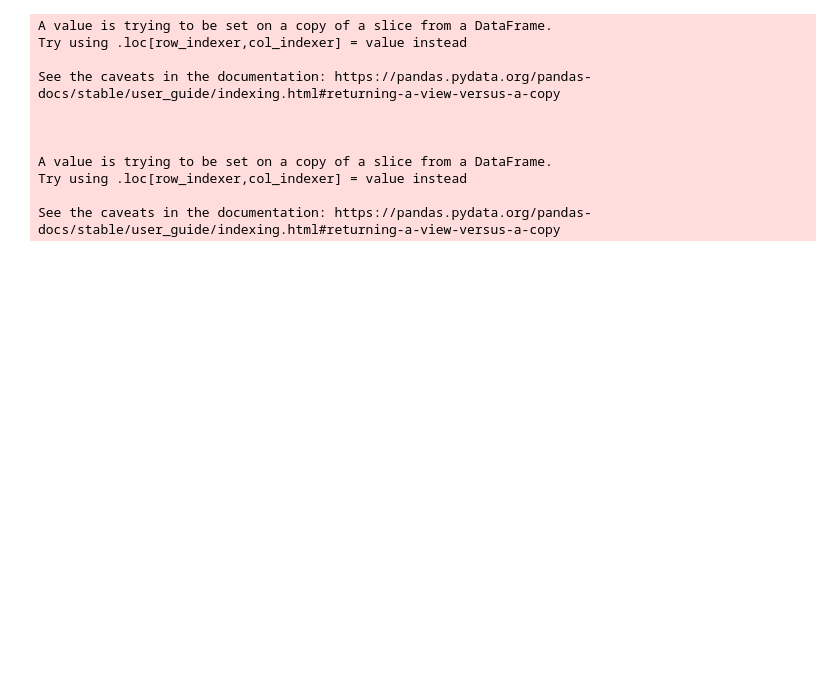
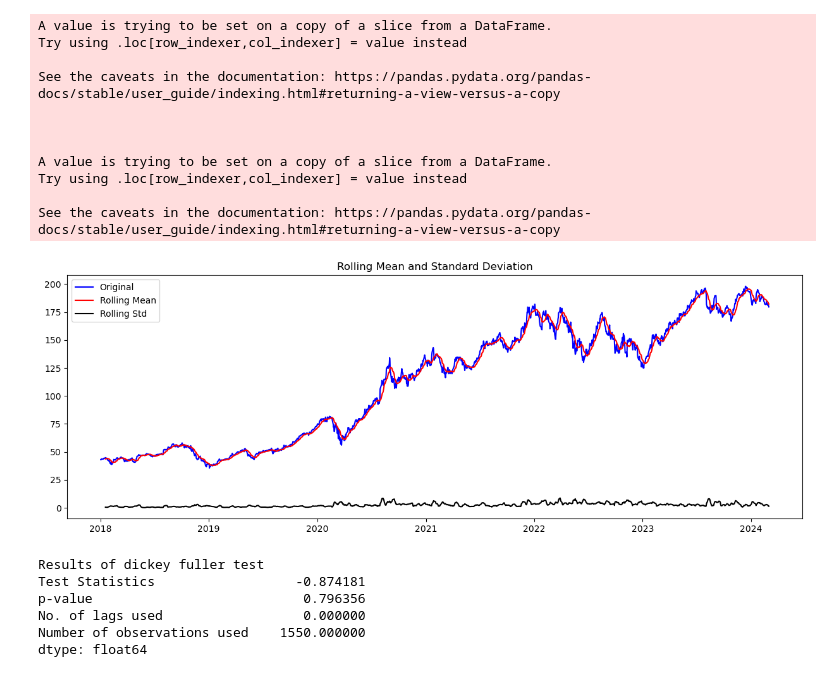
Before and after one commit to MattZimmermann/capstone, a Jupyter notebook: code/project.ipynb, the cells around one changed output. Cells and saved outputs as stored; diff of their text form; code cells hidden in the pictures; blank space fills up the shorter version.

```diff
--- a/code/project.ipynb
+++ b/code/project.ipynb
@@ -94,3 +102,29 @@ A value is trying to be set on a copy of a slice from a DataFrame.
 Try using .loc[row_indexer,col_indexer] = value instead
 
 See the caveats in the documentation: https://pandas.pydata.org/pandas-docs/stable/user_guide/indexing.html#returning-a-view-versus-a-copy
+# %%
+#Test data for staionarity
+def test_stationarity(timeseries):
+    rolmean = timeseries.rolling(12).mean()
+    rolstd = timeseries.rolling(12).std()
+    plt.figure(figsize=(15,5))
+    plt.plot(timeseries,color='blue',label='Original')
+    plt.plot(rolmean,color='red',label='Rolling Mean')
+    plt.plot(rolstd, color='black', label = 'Rolling Std')
+    plt.legend(loc='best')
+    plt.title('Rolling Mean and Standard Deviation')
+    plt.show(block=False)
+    print("Results of dickey fuller test")
+    adft = adfuller(timeseries,autolag='AIC')
+    output = pd.Series(adft[0:4],index=['Test Statistics','p-value','No. of lags used','Number of observations used'])
+    print(output)
+
+test_stationarity(df['Close'])
+# %% [output]
+[figure, added]
+Results of dickey fuller test
+Test Statistics                  -0.874181
+p-value                           0.796356
+No. of lags used                  0.000000
+Number of observations used    1550.000000
+dtype: float64
```
Also changed, not shown: parts of 15 cells of this notebook.
